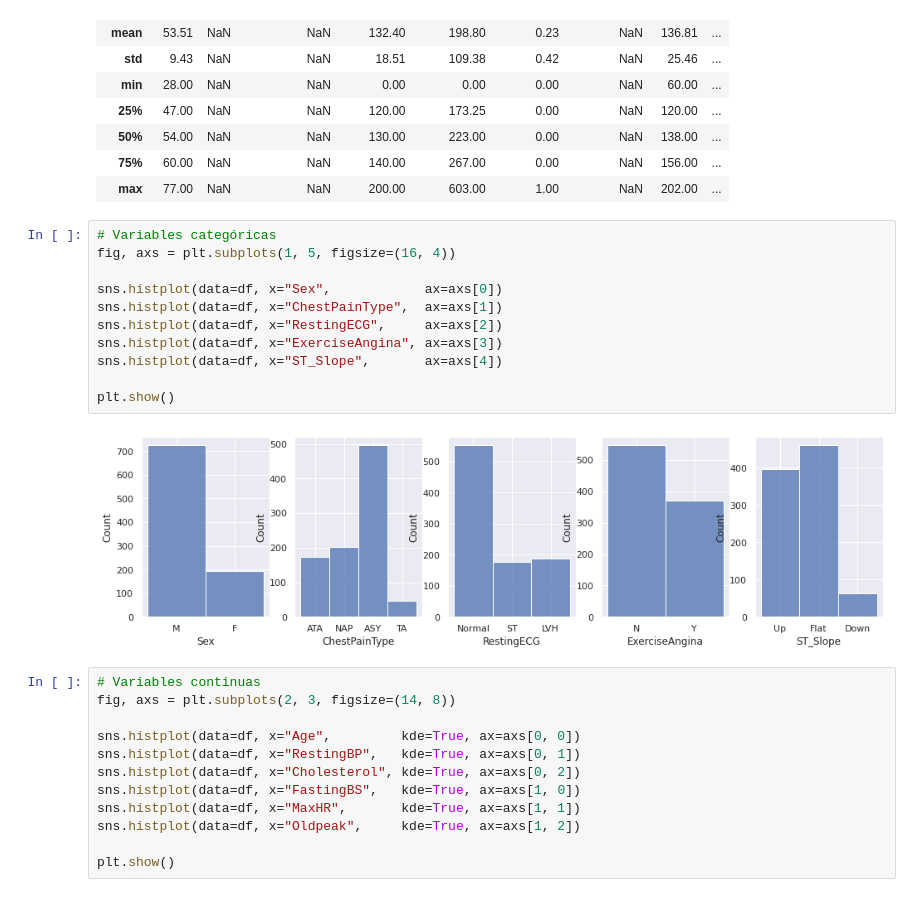
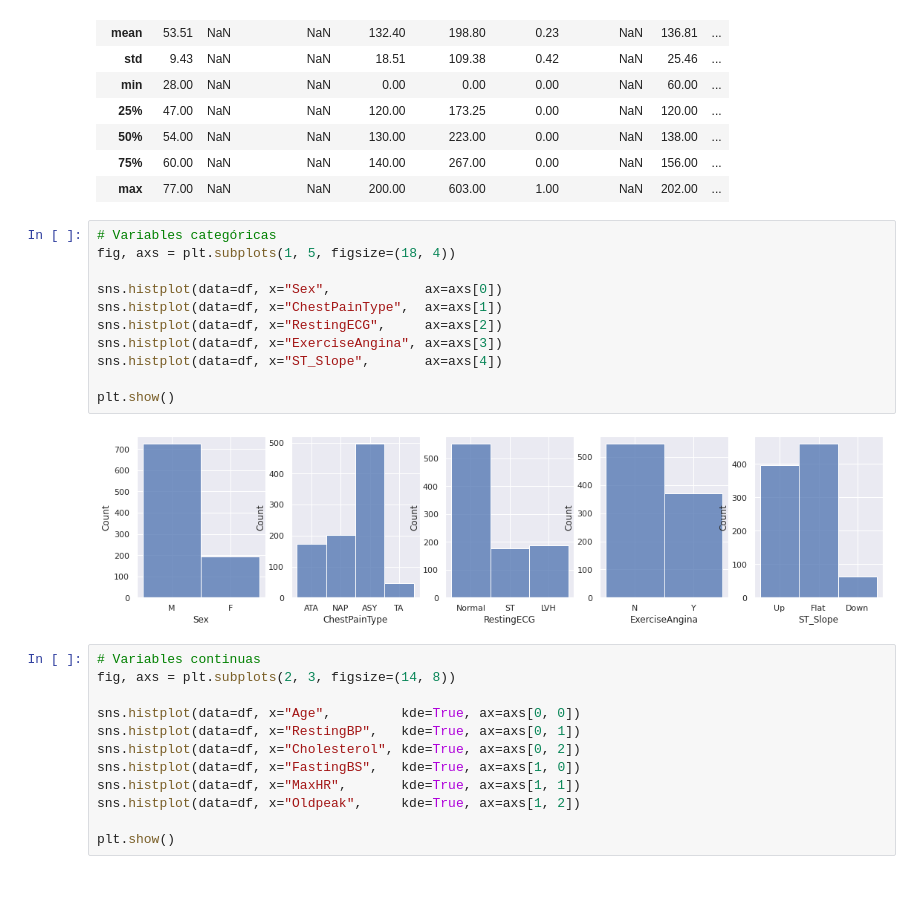
Before and after one commit to gmachinromero/project_heart_disease, a Jupyter notebook: notebooks/01-heart-disease-detection.ipynb, the cells around one changed output. Drawn from its saved outputs; the diff is of its cells as text.

```diff
--- a/notebooks/Untitled.ipynb
+++ b/notebooks/01-heart-disease-detection.ipynb
@@ -108,17 +108,17 @@ df.describe(include="all").round(2)
 | max | 77.00 | NaN | NaN | 200.00 | 603.00 | 1.00 | NaN | 202.00 | ... |
 # %%
 # Variables categóricas
-fig, axs = plt.subplots(1, 5, figsize=(16, 4))
+fig, axs = plt.subplots(1, 5, figsize=(18, 4))
 
 sns.histplot(data=df, x="Sex",            ax=axs[0])
 sns.histplot(data=df, x="ChestPainType",  ax=axs[1])
 sns.histplot(data=df, x="RestingECG",     ax=axs[2])
 sns.histplot(data=df, x="ExerciseAngina", ax=axs[3])
 sns.histplot(data=df, x="ST_Slope",       ax=axs[4])
 
 plt.show()
 # %% [output]
-[figure, old version]
+[figure, new version]
 # %%
 # Variables continuas
 fig, axs = plt.subplots(2, 3, figsize=(14, 8))
```
